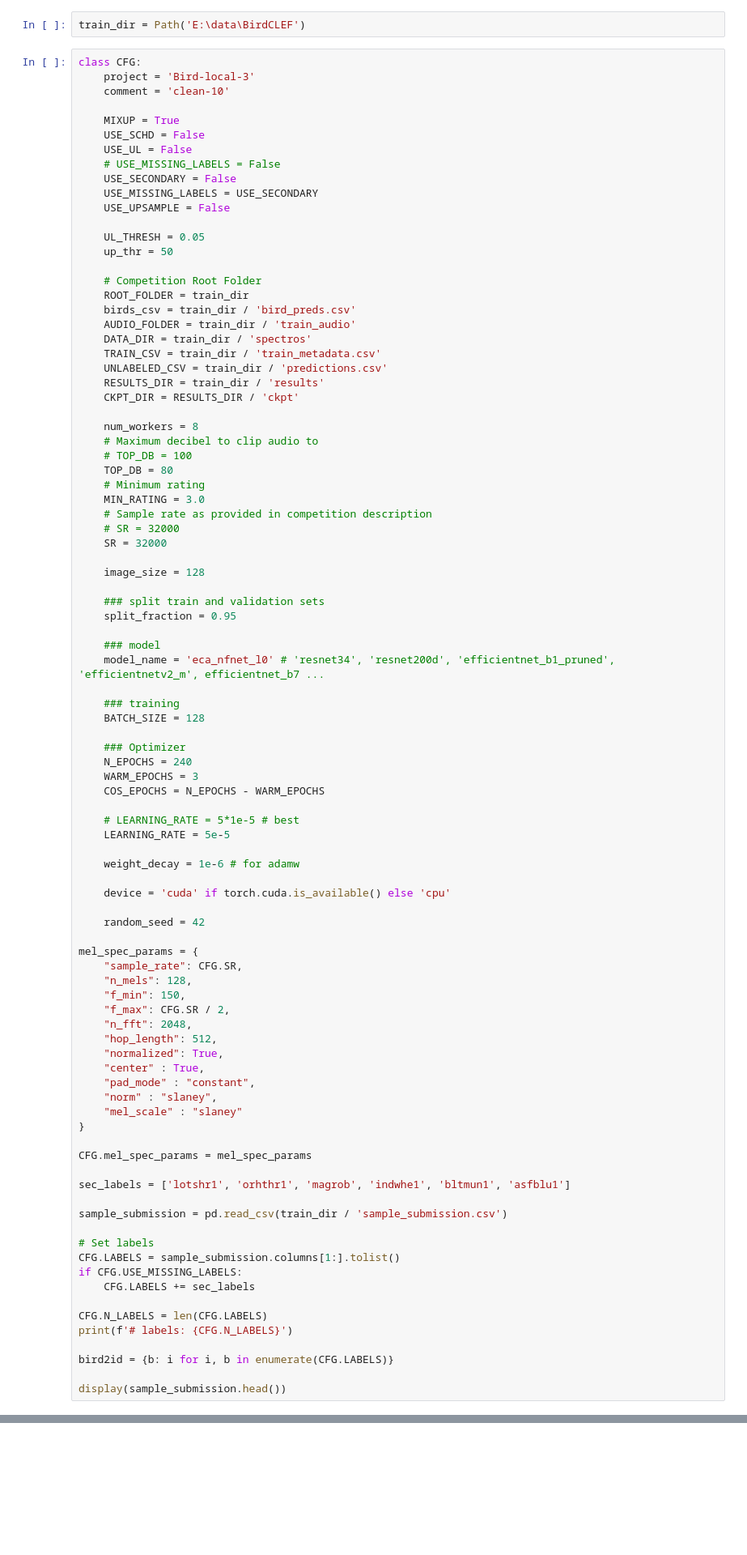
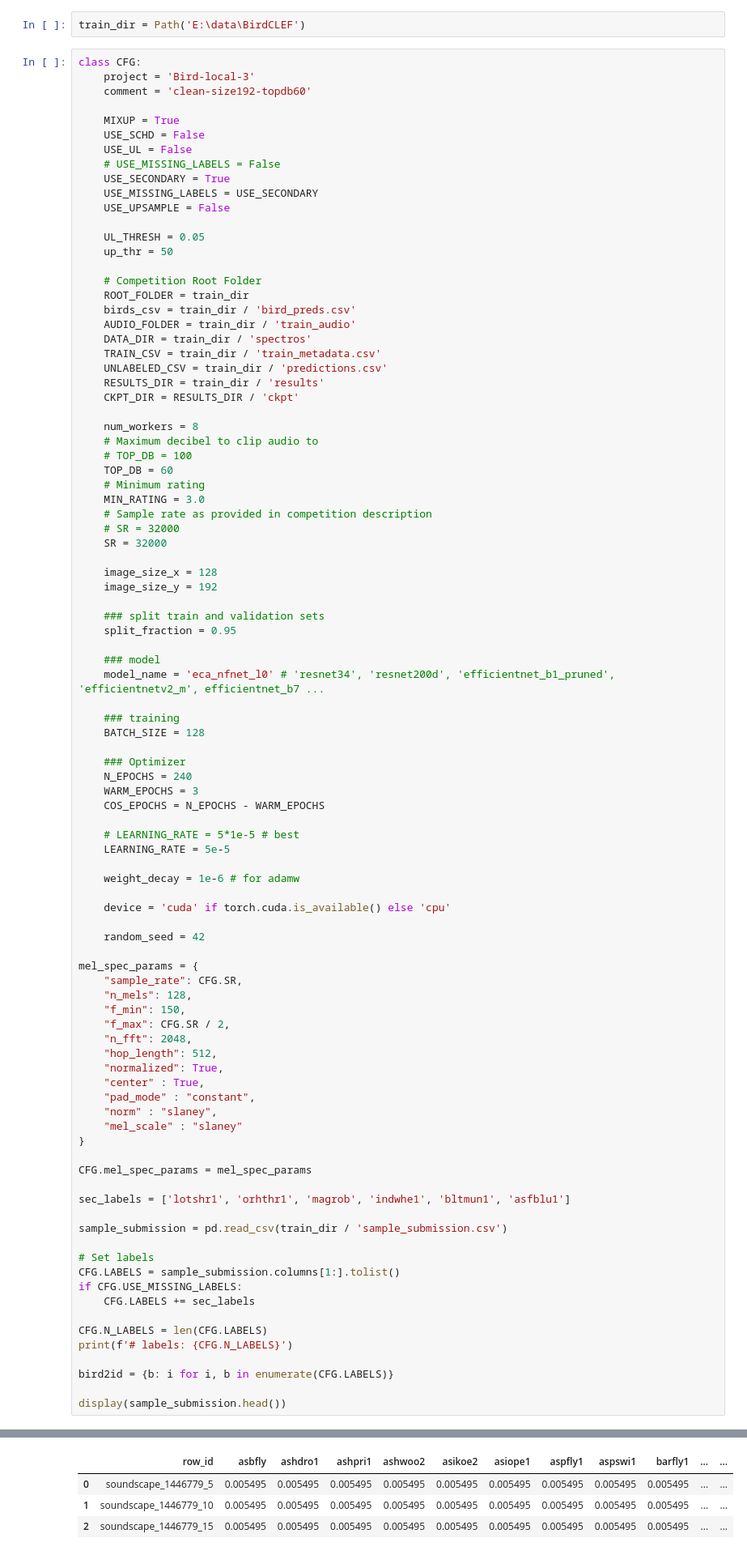
Before and after one commit to rosulucian/deep_learning_playground, a Jupyter notebook: kaggle/BIRD/train-clean.ipynb, the cells around one changed output, grey strips where cells are left out. Shown at 81% size. Saved outputs shown, nothing was run; the diff lists cells and outputs as text; blank space fills up the shorter version.

Commit message:
cleanup

```diff
--- a/kaggle/BIRD/train-clean.ipynb
+++ b/kaggle/BIRD/train-clean.ipynb
@@ -53,13 +62,13 @@ train_dir = Path('E:\data\BirdCLEF')
 # %%
 class CFG:
     project = 'Bird-local-3'
-    comment = 'clean-10'
+    comment = 'clean-size192-topdb60'
 
     MIXUP = True
     USE_SCHD = False
     USE_UL = False
     # USE_MISSING_LABELS = False
-    USE_SECONDARY = False
+    USE_SECONDARY = True
     USE_MISSING_LABELS = USE_SECONDARY
     USE_UPSAMPLE = False
 
@@ -79,14 +88,15 @@ class CFG:
     num_workers = 8
     # Maximum decibel to clip audio to
     # TOP_DB = 100
-    TOP_DB = 80
+    TOP_DB = 60
     # Minimum rating
     MIN_RATING = 3.0
     # Sample rate as provided in competition description
     # SR = 32000
     SR = 32000
 
-    image_size = 128
+    image_size_x = 128
+    image_size_y = 192
 
     ### split train and validation sets
     split_fraction = 0.95
@@ -142,3 +152,4 @@ print(f'# labels: {CFG.N_LABELS}')
 bird2id = {b: i for i, b in enumerate(CFG.LABELS)}
 
 display(sample_submission.head())
+# %% [output]
@@ -144,0 +157,4 @@ display(sample_submission.head())
+|  | row_id | asbfly | ashdro1 | ashpri1 | ashwoo2 | asikoe2 | asiope1 | aspfly1 | aspswi1 | barfly1 | ... | ... |
+| 0 | soundscape_1446779_5 | 0.005495 | 0.005495 | 0.005495 | 0.005495 | 0.005495 | 0.005495 | 0.005495 | 0.005495 | 0.005495 | ... | ... |
+| 1 | soundscape_1446779_10 | 0.005495 | 0.005495 | 0.005495 | 0.005495 | 0.005495 | 0.005495 | 0.005495 | 0.005495 | 0.005495 | ... | ... |
+| 2 | soundscape_1446779_15 | 0.005495 | 0.005495 | 0.005495 | 0.005495 | 0.005495 | 0.005495 | 0.005495 | 0.005495 | 0.005495 | ... | ... |
```
Also changed, not shown: parts of 47 cells of this notebook, 3 other files.
